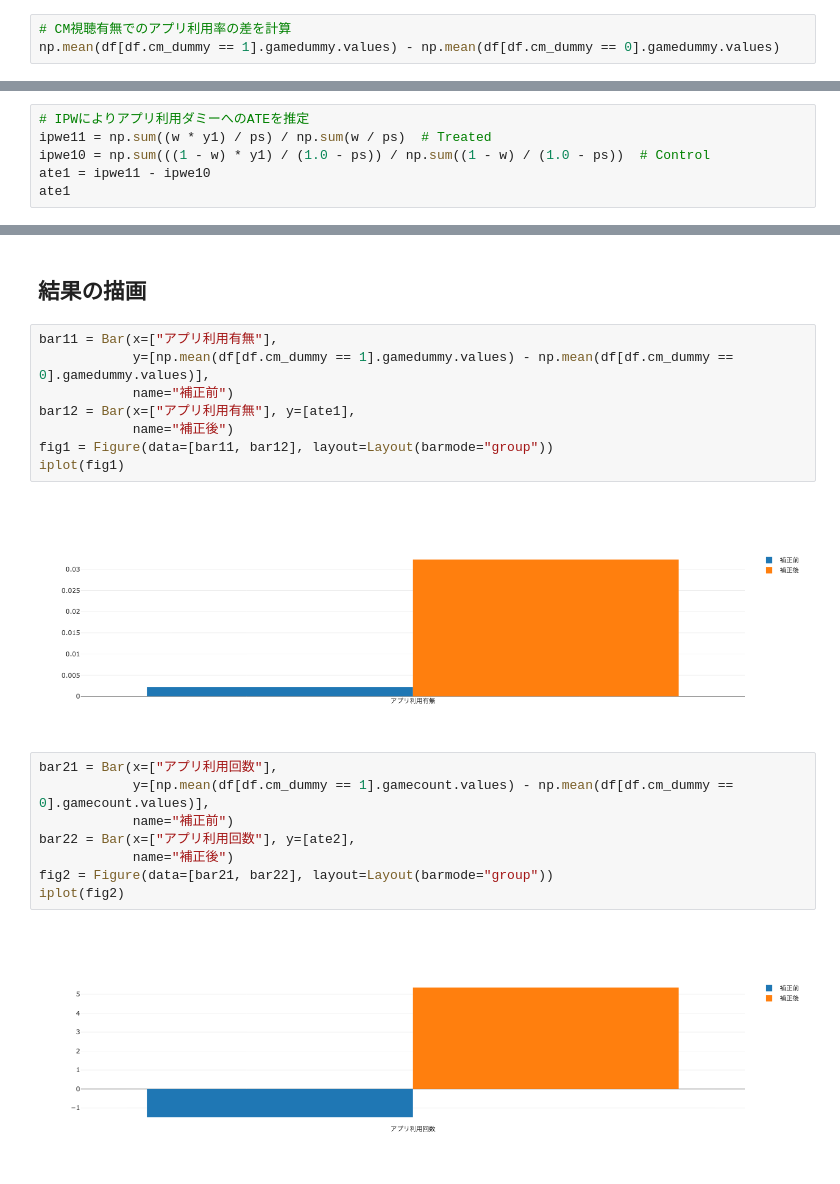
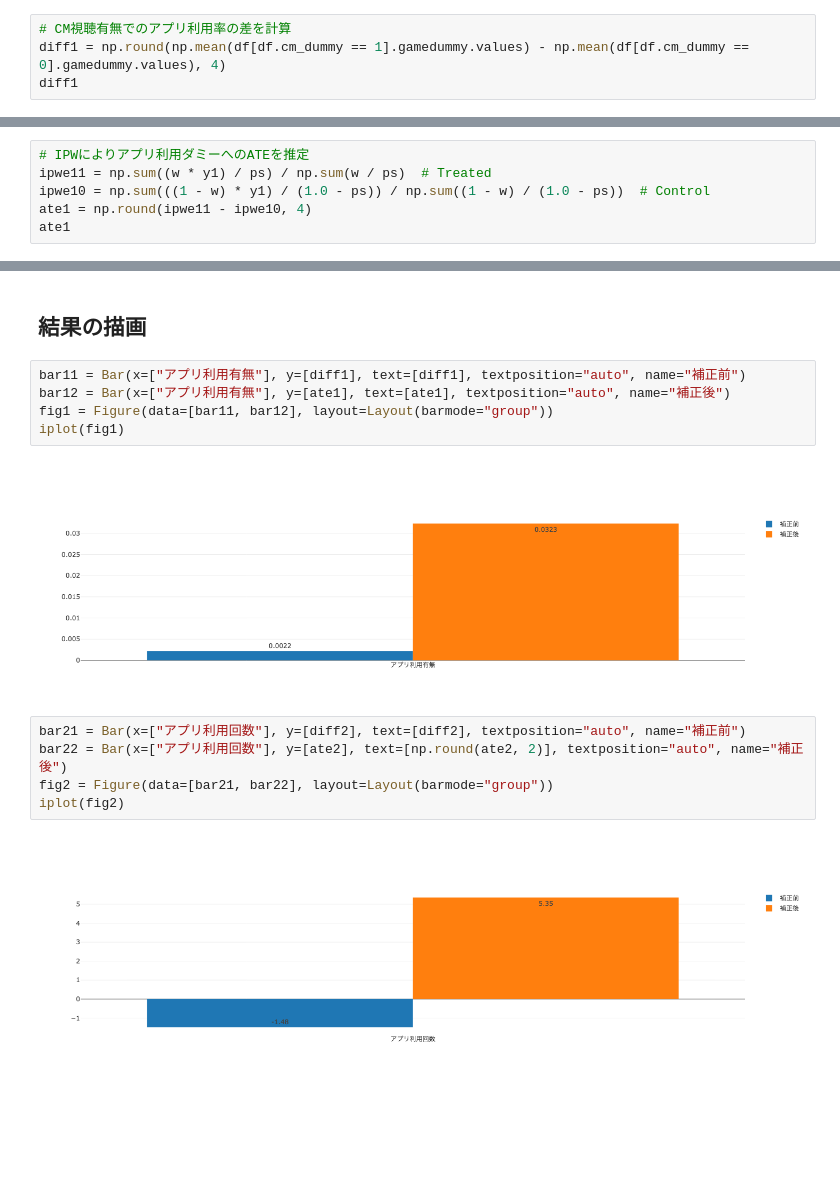
Before and after one commit to smn-ailab/ysaito-qiita, a Jupyter notebook: causal_inference/causal_inference_observational_study.ipynb, the cells around one changed output, grey strips where cells are left out. Saved outputs shown, nothing was run; the diff lists cells and outputs as text; blank space fills up the shorter version.

```diff
--- a/causal_inference/causal_inference_observational_study.ipynb
+++ b/causal_inference/causal_inference_observational_study.ipynb
@@ -26,5 +26,6 @@ df.head()
 5 rows × 35 columns
 # %%
 # CM視聴有無でのアプリ利用率の差を計算
-np.mean(df[df.cm_dummy == 1].gamedummy.values) - np.mean(df[df.cm_dummy == 0].gamedummy.values)
+diff1 = np.round(np.mean(df[df.cm_dummy == 1].gamedummy.values) - np.mean(df[df.cm_dummy == 0].gamedummy.values), 4)
+diff1
 # %% [output]
@@ -71,6 +74,6 @@ roc_auc_score(w, ps)
 # IPWによりアプリ利用ダミーへのATEを推定
 ipwe11 = np.sum((w * y1) / ps) / np.sum(w / ps)  # Treated
 ipwe10 = np.sum(((1 - w) * y1) / (1.0 - ps)) / np.sum((1 - w) / (1.0 - ps))  # Control
-ate1 = ipwe11 - ipwe10
+ate1 = np.round(ipwe11 - ipwe10, 4)
 ate1
 # %% [output]
@@ -94,23 +97,17 @@ ate3
 # %% [markdown]
 ## 結果の描画
 # %%
-bar11 = Bar(x=["アプリ利用有無"],
-            y=[np.mean(df[df.cm_dummy == 1].gamedummy.values) - np.mean(df[df.cm_dummy == 0].gamedummy.values)],
-            name="補正前")
-bar12 = Bar(x=["アプリ利用有無"], y=[ate1],
-            name="補正後")
+bar11 = Bar(x=["アプリ利用有無"], y=[diff1], text=[diff1], textposition="auto", name="補正前")
+bar12 = Bar(x=["アプリ利用有無"], y=[ate1], text=[ate1], textposition="auto", name="補正後")
 fig1 = Figure(data=[bar11, bar12], layout=Layout(barmode="group"))
 iplot(fig1)
 # %% [output]
-[figure, old version]
+[figure, new version]
 # %%
-bar21 = Bar(x=["アプリ利用回数"],
-            y=[np.mean(df[df.cm_dummy == 1].gamecount.values) - np.mean(df[df.cm_dummy == 0].gamecount.values)],
-            name="補正前")
-bar22 = Bar(x=["アプリ利用回数"], y=[ate2],
-            name="補正後")
+bar21 = Bar(x=["アプリ利用回数"], y=[diff2], text=[diff2], textposition="auto", name="補正前")
+bar22 = Bar(x=["アプリ利用回数"], y=[ate2], text=[np.round(ate2, 2)], textposition="auto", name="補正後")
 fig2 = Figure(data=[bar21, bar22], layout=Layout(barmode="group"))
 iplot(fig2)
 # %% [output]
-[figure, old version]
+[figure, new version]
 # %%
```
Also changed, not shown: parts of 7 cells of this notebook.
